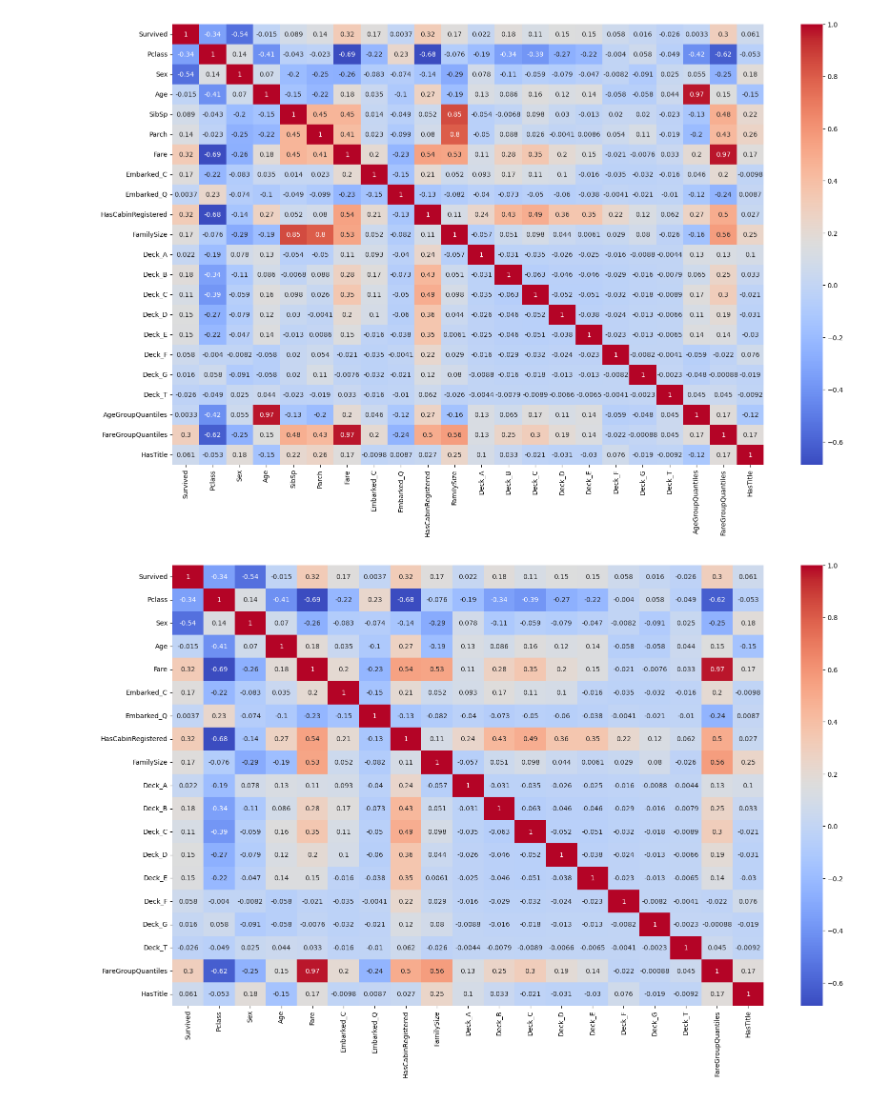
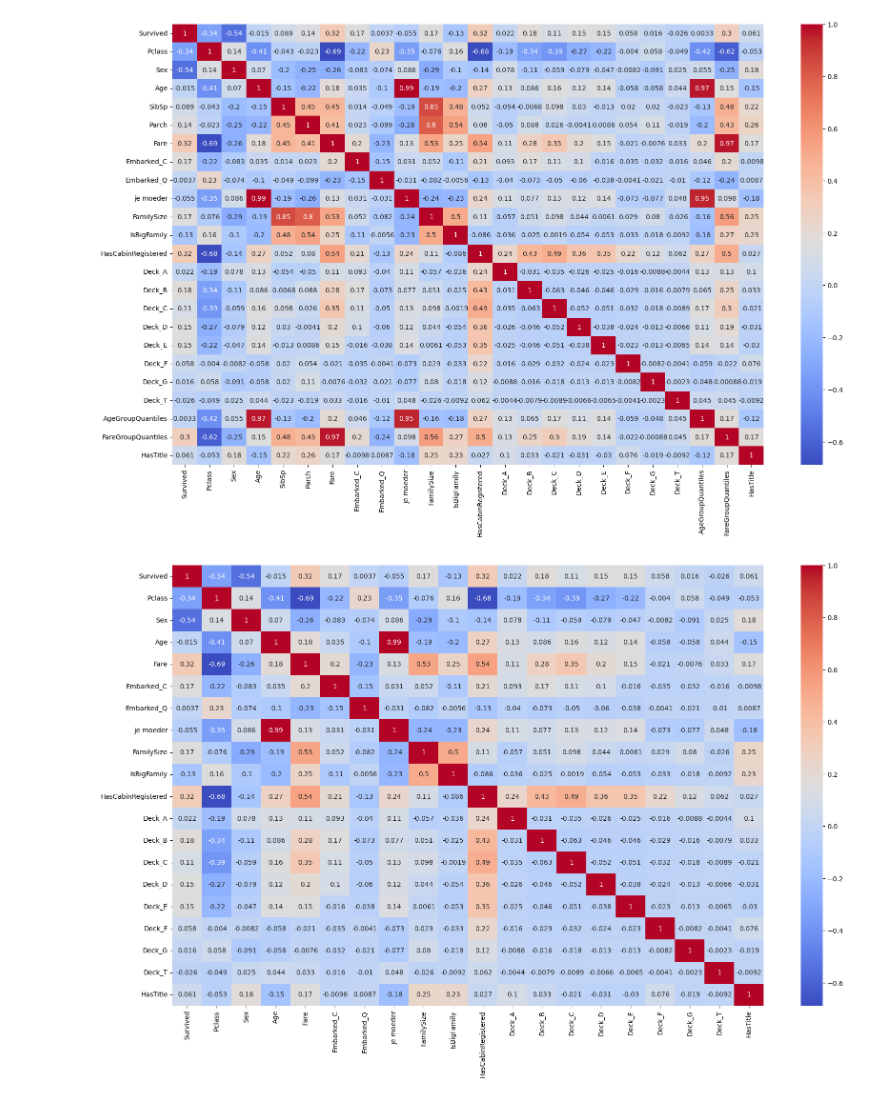
Before and after one commit to Repsajsov/Kaggle, a Jupyter notebook: advanced.ipynb, the cells around one changed output. Cells and saved outputs as stored; diff of their text form; code cells hidden in the pictures.

```diff
--- a/advanced.ipynb
+++ b/advanced.ipynb
@@ -7,2 +9,10 @@ pl.Config(tbl_rows=20, tbl_cols=1000)
 
 df = pl.read_csv("../Data/Titanic/train.csv")
+# %%
+df = df.with_columns(
+    (pl.col("Age") - pl.col("Age") % 5).alias("je moeder"),
+    (pl.col("SibSp") + 1 + pl.col("Parch")).alias("FamilySize")
+)
+df = df.with_columns(
+    pl.when(pl.col("FamilySize") > 4).then(1).otherwise(0).alias("IsBigFamily")
+)
@@ -112,10 +162,10 @@ def heatmap(df, figsize=(20, 12), method="spearman"):
 
 heatmap(df)
 # %% [output]
-[figure, old version]
+[figure, new version]
 # %%
-df = df.drop("SibSp", "Parch", "AgeGroupQuantiles")
+df = df.drop("SibSp", "Parch", "AgeGroupQuantiles", "FareGroupQuantiles")
 
 heatmap(df)
 # %% [output]
-[figure, old version]
+[figure, new version]
```
Also changed, not shown: parts of 20 cells of this notebook, 2 other files.
